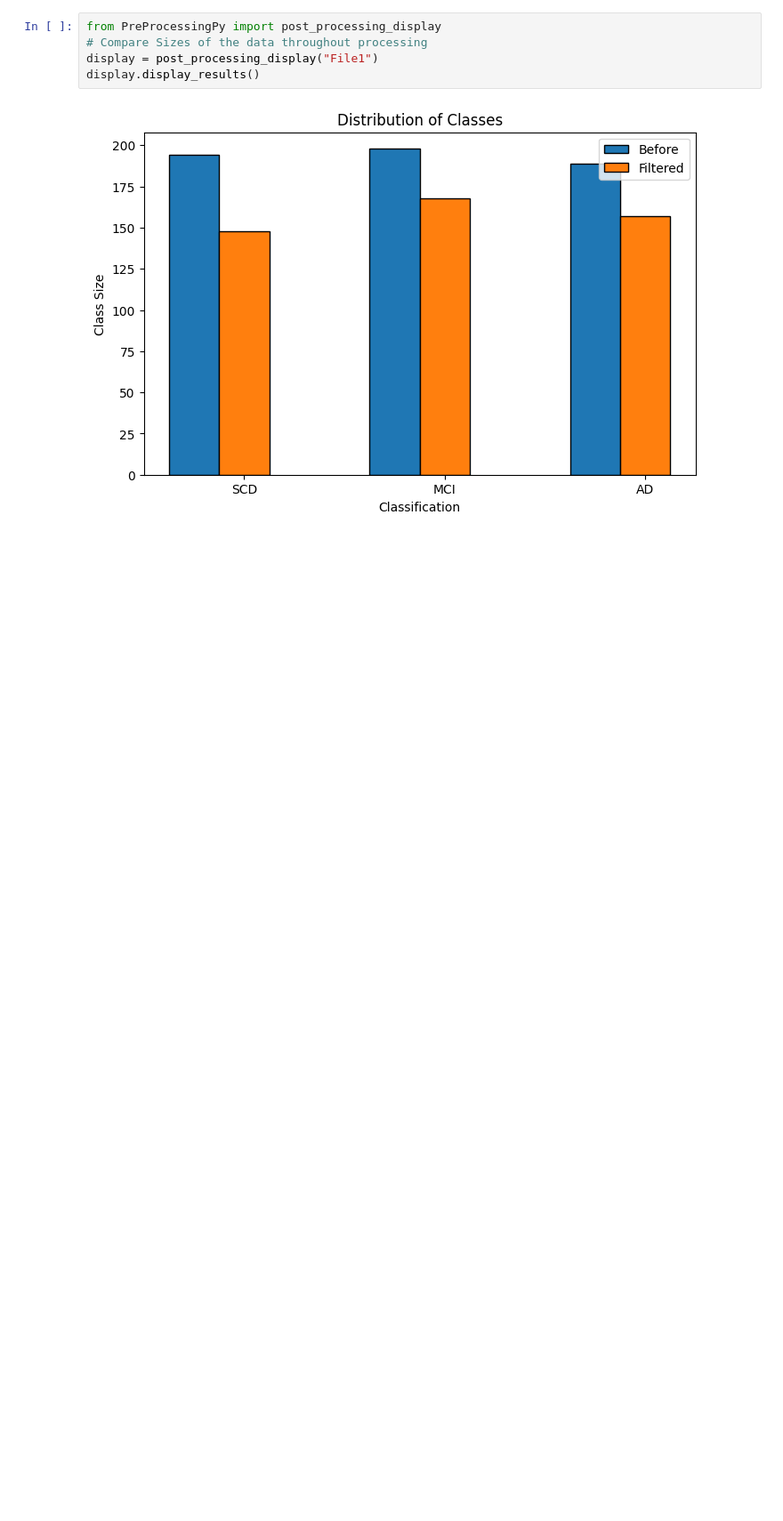
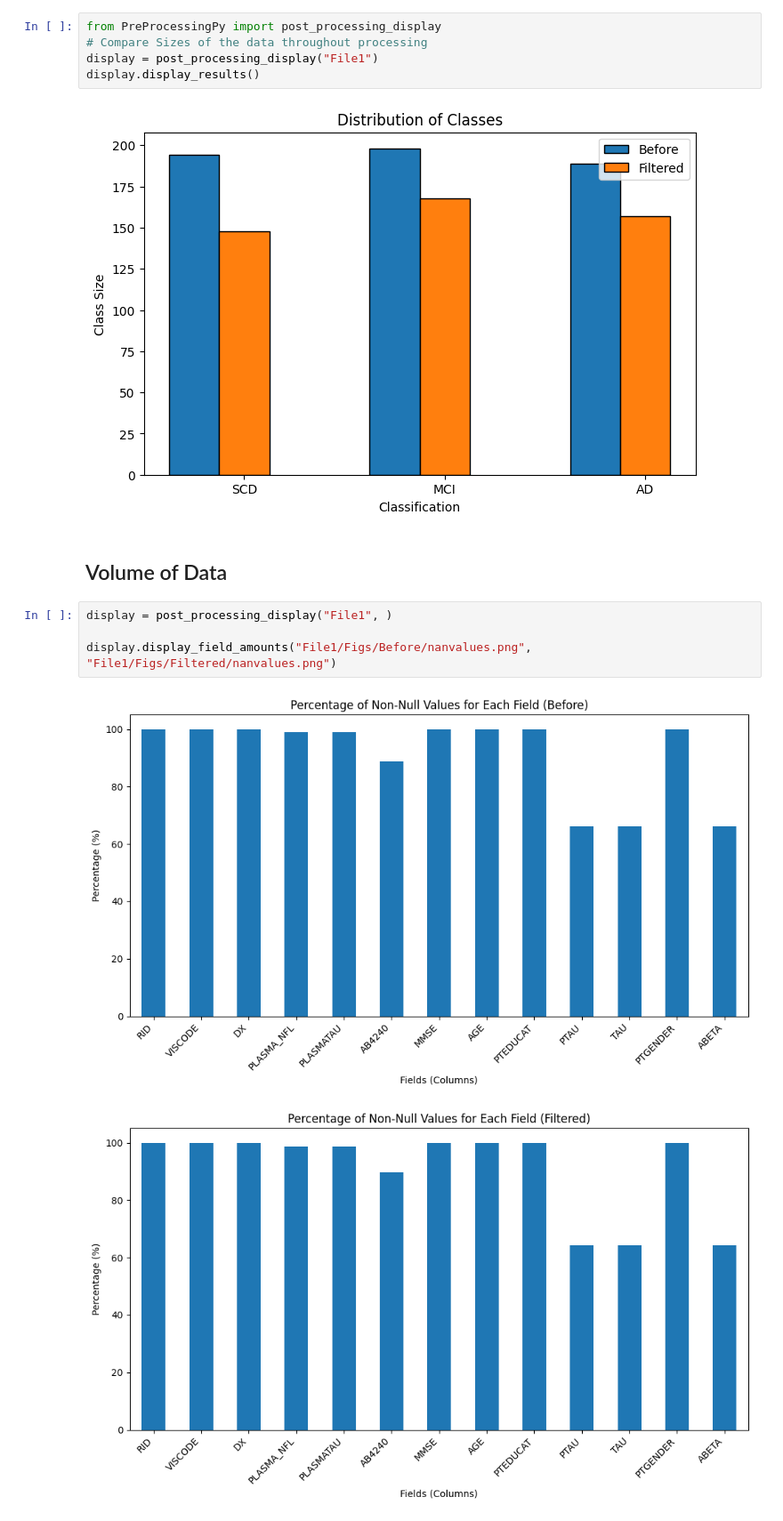
Before and after one commit to danielmakin/NoMoreAlzheimersDisease, a Jupyter notebook: PreProcessingFiles/PreProcessing.ipynb, the cells around one changed output. Shown at 89% size. Cells and saved outputs as stored; diff of their text form; blank space fills up the shorter version.

Commit message:
Allowed the Nan-ness of fields to be seen

```diff
--- a/PreProcessingFiles/PreProcessing.ipynb
+++ b/PreProcessingFiles/PreProcessing.ipynb
@@ -152,3 +158,12 @@ display = post_processing_display("File1")
 display.display_results()
 # %% [output]
 [figure]
+# %% [markdown]
+## Volume of Data
+# %%
+display = post_processing_display("File1", )
+
+display.display_field_amounts("File1/Figs/Before/nanvalues.png", "File1/Figs/Filtered/nanvalues.png")
+# %% [output]
+[figure, added]
+[figure, added]
```
Also changed, not shown: parts of 2 cells of this notebook, 26 other files.
